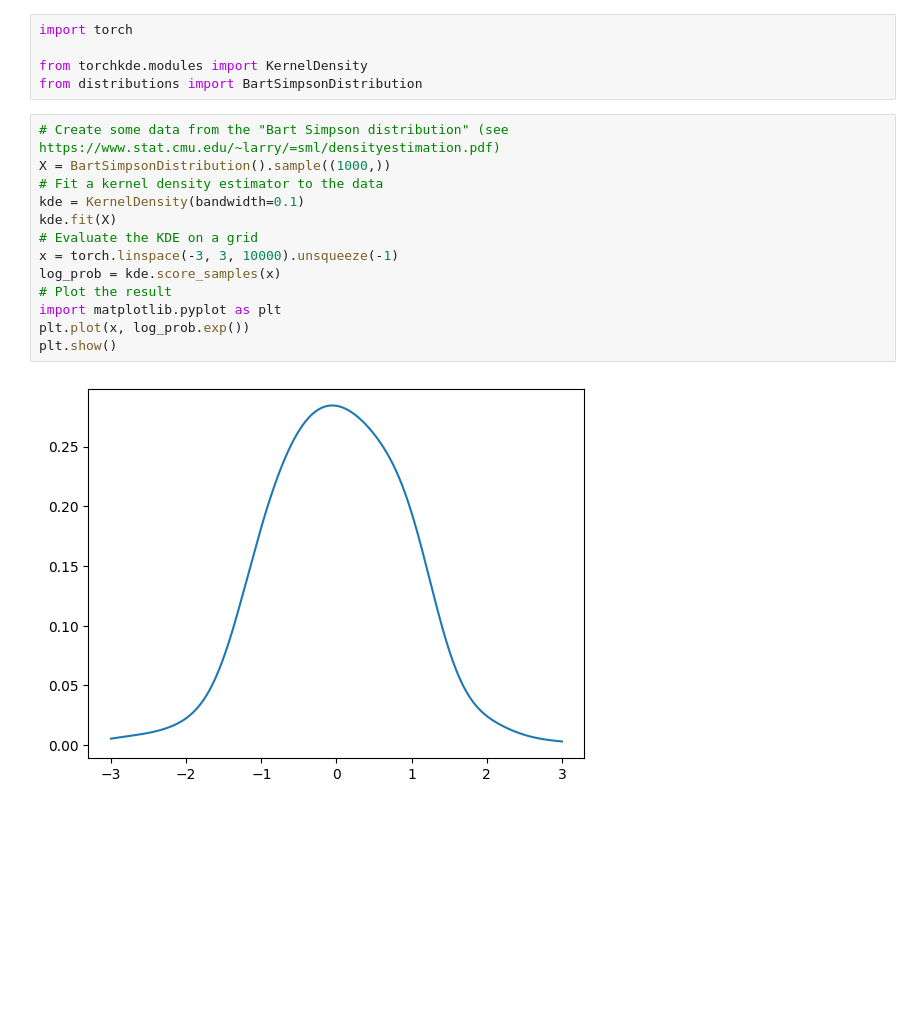
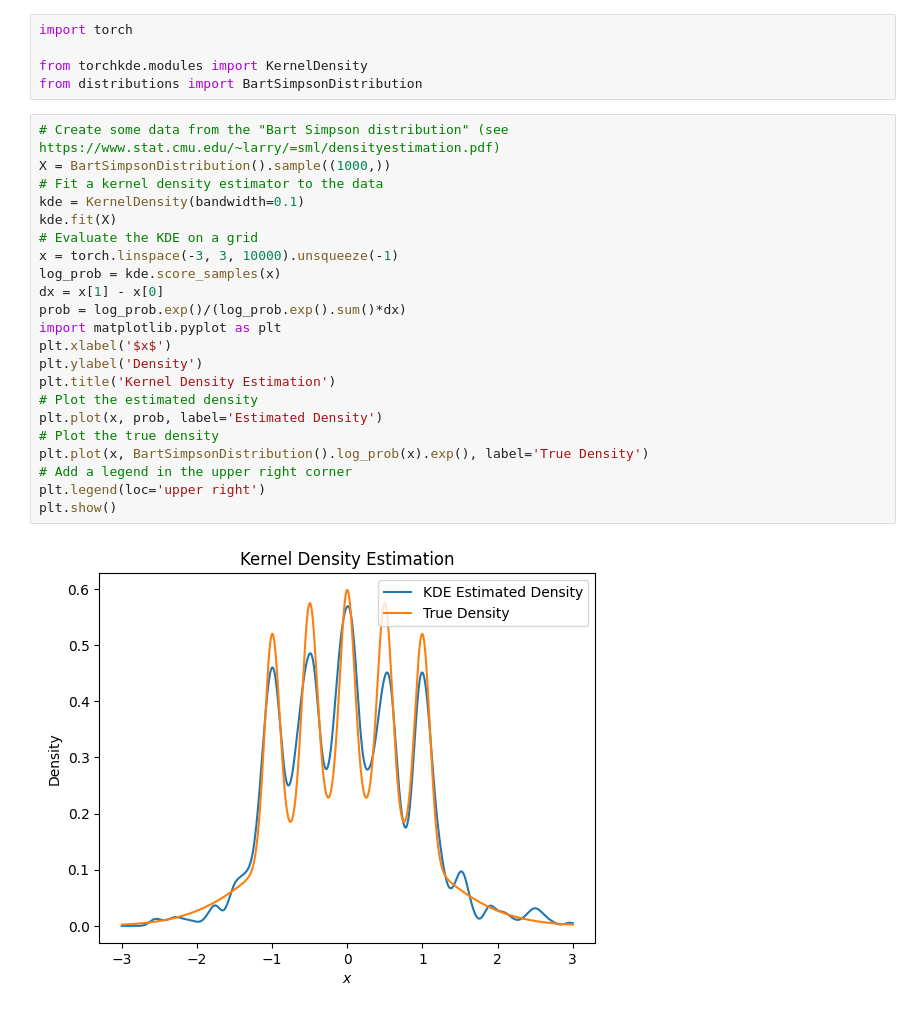
Before and after one commit to amreis/torch-kde, a Jupyter notebook: demo_kde.ipynb, the cells around one changed output. Drawn from its saved outputs; the diff is of its cells as text; blank space fills up the shorter version.

```diff
--- a/demo_kde.ipynb
+++ b/demo_kde.ipynb
@@ -6,18 +6,27 @@ from distributions import BartSimpsonDistribution
 # %%
 # Create some data from the "Bart Simpson distribution" (see https://www.stat.cmu.edu/~larry/=sml/densityestimation.pdf)
 X = BartSimpsonDistribution().sample((1000,))
 # Fit a kernel density estimator to the data
 kde = KernelDensity(bandwidth=0.1)
 kde.fit(X)
 # Evaluate the KDE on a grid
 x = torch.linspace(-3, 3, 10000).unsqueeze(-1)
 log_prob = kde.score_samples(x)
-# Plot the result
+dx = x[1] - x[0]
+prob = log_prob.exp()/(log_prob.exp().sum()*dx)
 import matplotlib.pyplot as plt
-plt.plot(x, log_prob.exp())
+plt.xlabel('$x$')
+plt.ylabel('Density')
+plt.title('Kernel Density Estimation')
+# Plot the estimated density
+plt.plot(x, prob, label='Estimated Density')
+# Plot the true density
+plt.plot(x, BartSimpsonDistribution().log_prob(x).exp(), label='True Density')
+# Add a legend in the upper right corner
+plt.legend(loc='upper right')
 plt.show()
 # %% [output]
-[figure, old version]
+[figure, new version]
 # %%
 log_prob[:100]
 # %% [output]
```
Also changed, not shown: parts of 1 cell of this notebook, 4 other files.
